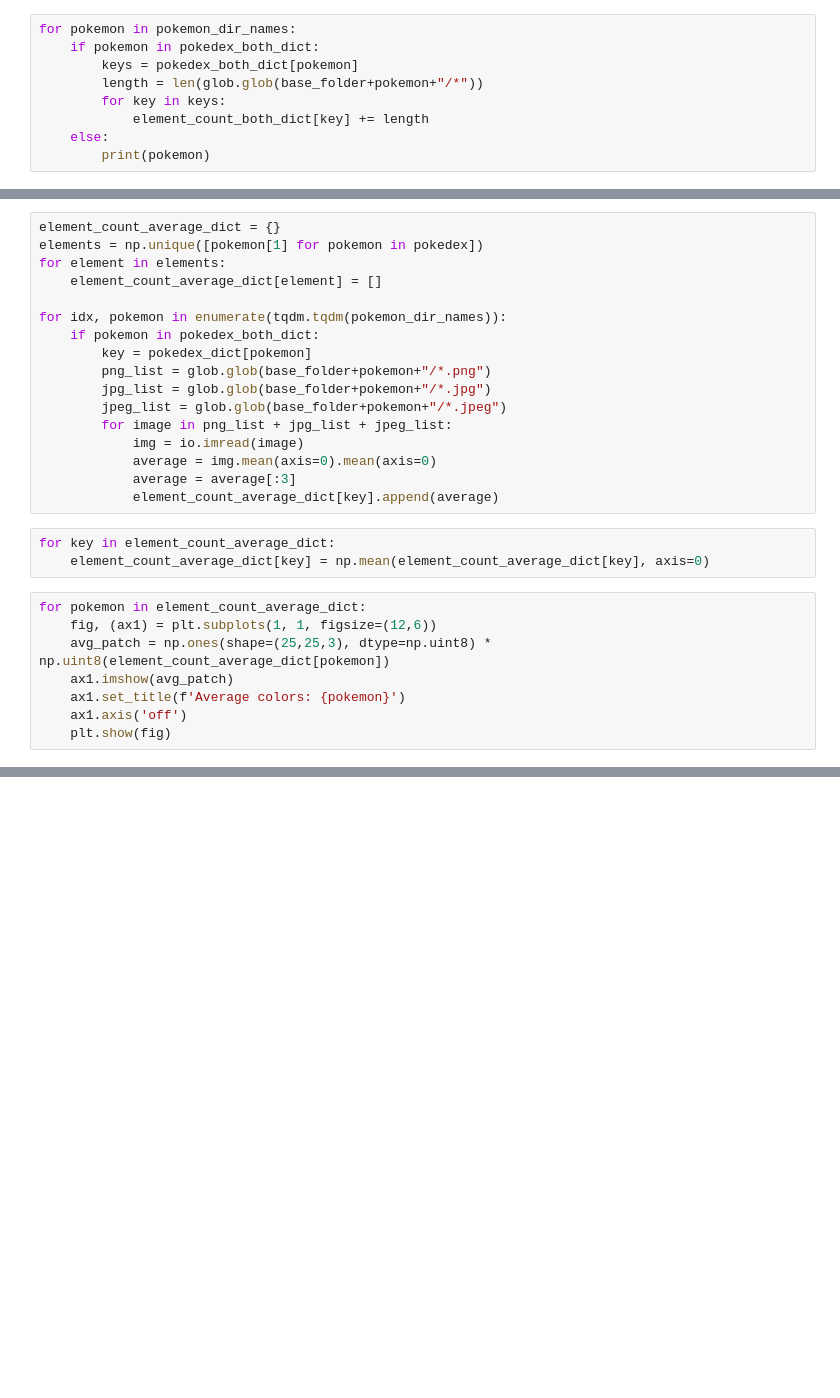
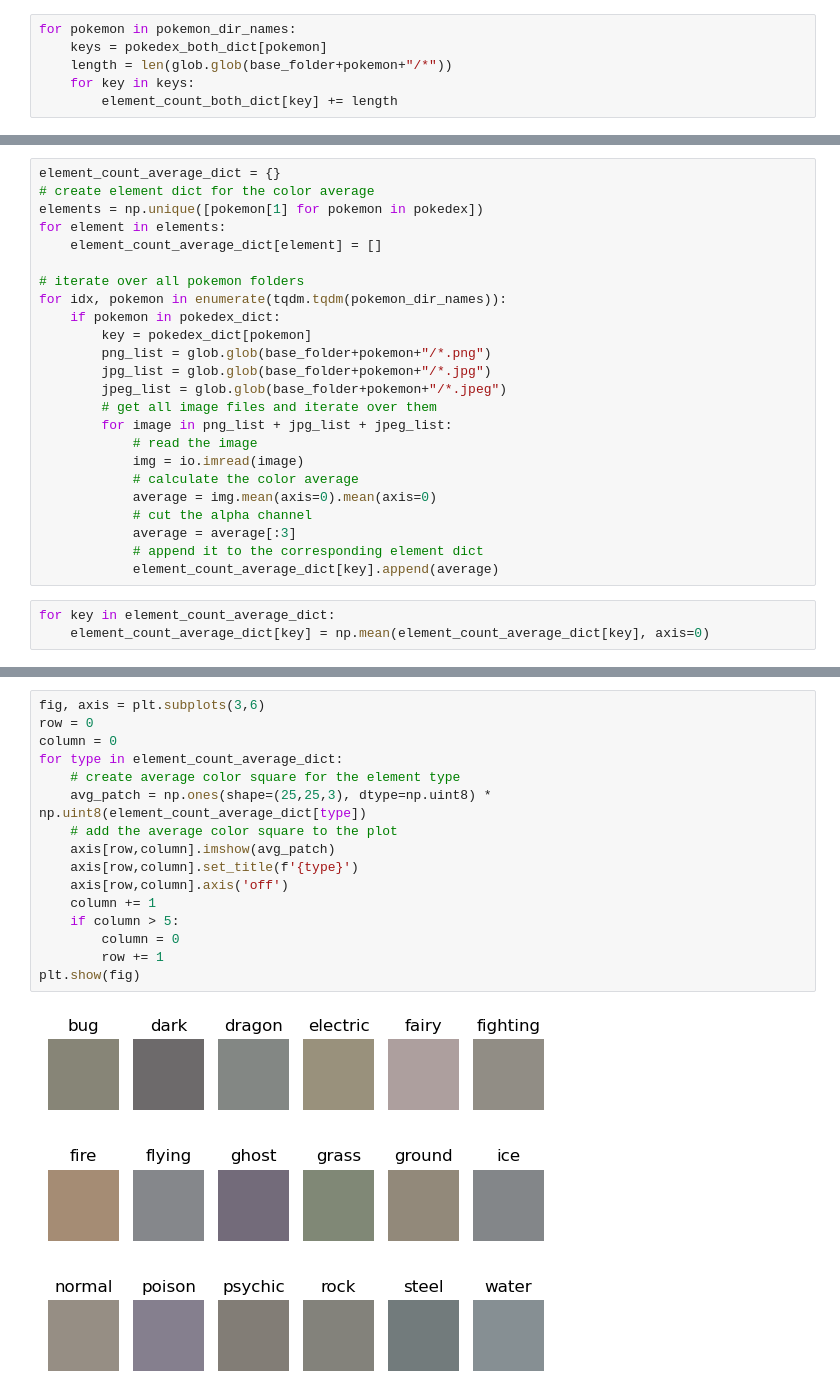
Before and after one commit to skramer-dev/ai-lab, a Jupyter notebook: CV/data-operations/eda.ipynb, the cells around one changed output, grey strips where cells are left out. Saved outputs shown, nothing was run; the diff lists cells and outputs as text; blank space fills up the shorter version.

```diff
--- a/CV/data-operations/eda.ipynb
+++ b/CV/data-operations/eda.ipynb
@@ -66,13 +72,10 @@ for element in elements:
     element_count_both_dict[element] = 0
 # %%
 for pokemon in pokemon_dir_names:
-    if pokemon in pokedex_both_dict:
-        keys = pokedex_both_dict[pokemon]
-        length = len(glob.glob(base_folder+pokemon+"/*"))
-        for key in keys:
-            element_count_both_dict[key] += length
-    else:
-        print(pokemon)
+    keys = pokedex_both_dict[pokemon]
+    length = len(glob.glob(base_folder+pokemon+"/*"))
+    for key in keys:
+        element_count_both_dict[key] += length
 # %%
 plt.bar(range(len(element_count_both_dict)), list(element_count_both_dict.values()), align='center')
 plt.xticks(range(len(element_count_both_dict)), list(element_count_both_dict.keys()), rotation='vertical')
@@ -83,29 +86,28 @@ plt.show()
 # Farbverteilung - Primärtyp als Label
 # %%
 element_count_average_dict = {}
+# create element dict for the color average
 elements = np.unique([pokemon[1] for pokemon in pokedex])
 for element in elements:
     element_count_average_dict[element] = []
 
+# iterate over all pokemon folders
 for idx, pokemon in enumerate(tqdm.tqdm(pokemon_dir_names)):
-    if pokemon in pokedex_both_dict:
+    if pokemon in pokedex_dict:
         key = pokedex_dict[pokemon]
         png_list = glob.glob(base_folder+pokemon+"/*.png")
         jpg_list = glob.glob(base_folder+pokemon+"/*.jpg")
         jpeg_list = glob.glob(base_folder+pokemon+"/*.jpeg")
+        # get all image files and iterate over them
         for image in png_list + jpg_list + jpeg_list:
+            # read the image
             img = io.imread(image)
+            # calculate the color average
             average = img.mean(axis=0).mean(axis=0)
+            # cut the alpha channel
             average = average[:3]
+            # append it to the corresponding element dict
             element_count_average_dict[key].append(average)
 # %%
 for key in element_count_average_dict:
     element_count_average_dict[key] = np.mean(element_count_average_dict[key], axis=0)
-# %%
-for pokemon in element_count_average_dict:
-    fig, (ax1) = plt.subplots(1, 1, figsize=(12,6))
-    avg_patch = np.ones(shape=(25,25,3), dtype=np.uint8) * np.uint8(element_count_average_dict[pokemon])
-    ax1.imshow(avg_patch)
-    ax1.set_title(f'Average colors: {pokemon}')
-    ax1.axis('off')
-    plt.show(fig)
@@ -125,0 +114,18 @@ for pokemon in element_count_average_dict:
+# %%
+fig, axis = plt.subplots(3,6)
+row = 0
+column = 0
+for type in element_count_average_dict:
+    # create average color square for the element type
+    avg_patch = np.ones(shape=(25,25,3), dtype=np.uint8) * np.uint8(element_count_average_dict[type])
+    # add the average color square to the plot
+    axis[row,column].imshow(avg_patch)
+    axis[row,column].set_title(f'{type}')
+    axis[row,column].axis('off')
+    column += 1
+    if column > 5:
+        column = 0
+        row += 1
+plt.show(fig)
+# %% [output]
+[figure, added]
```
Also changed, not shown: parts of 12 cells of this notebook, 2 other files.
